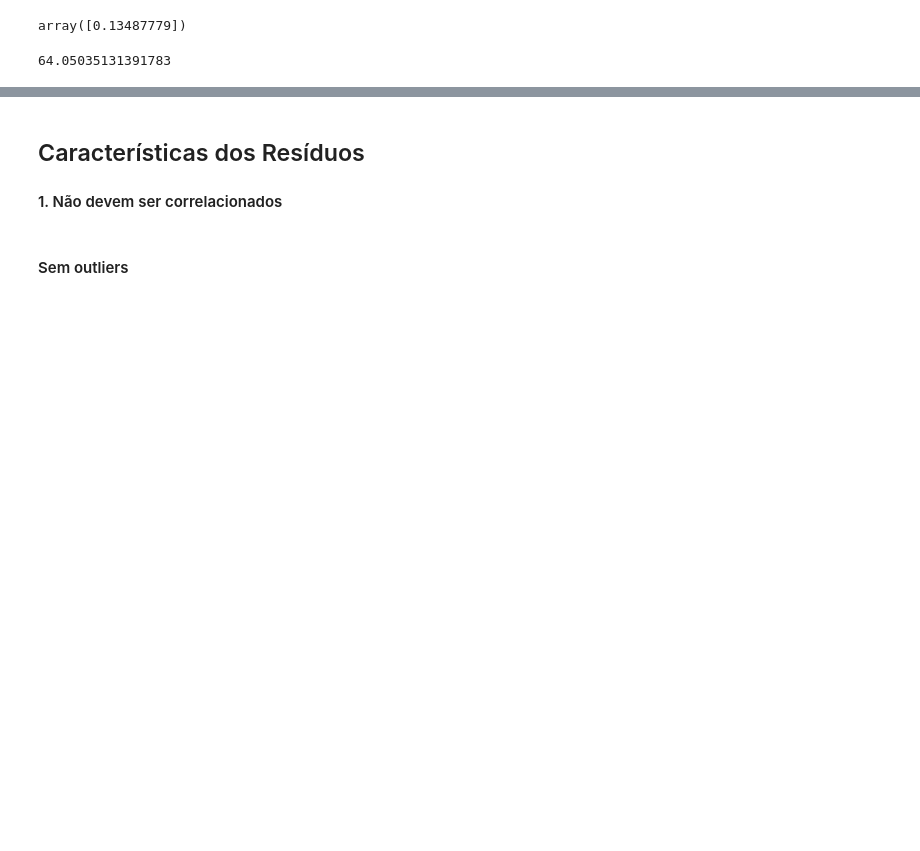
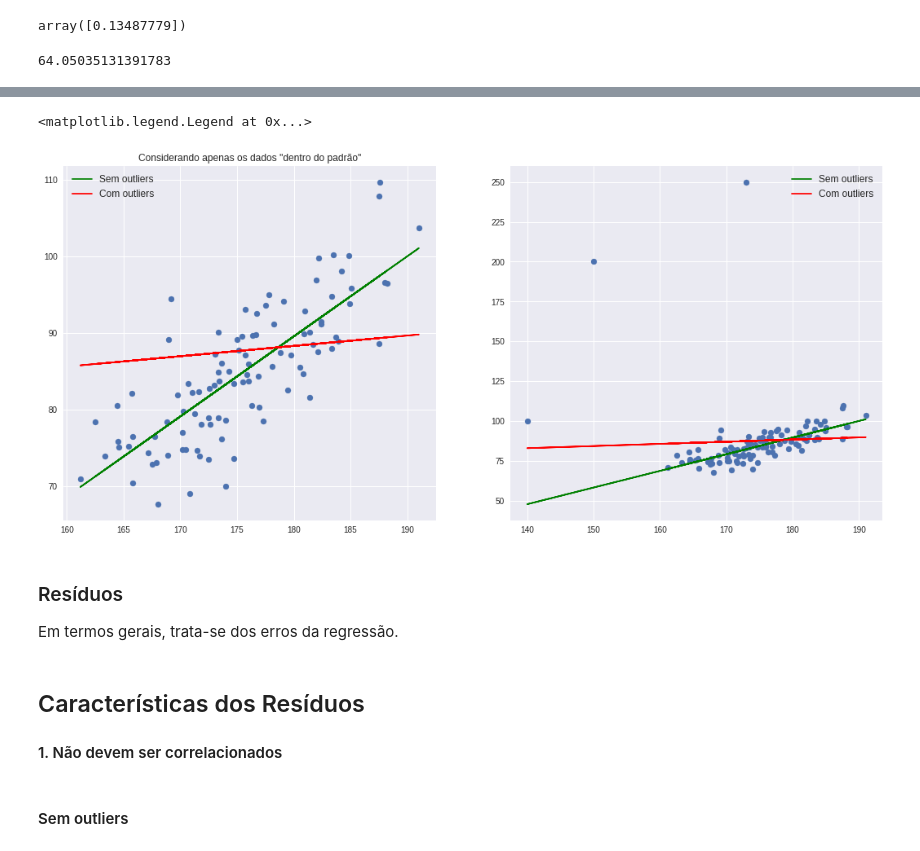
Before and after one commit to walisson-silva-ada/827-data-science, a Jupyter notebook: 02. Regressão Linear/2.1. Regressão Linear Simples.ipynb, the cells around one changed output, grey strips where cells are left out. Cells and saved outputs as stored; diff of their text form; code cells hidden in the pictures; blank space fills up the shorter version.

Commit message:
[10/02] 2.1. Regressão Linear Simples (half time)

```diff
--- a/02. Regressão Linear/2.1. Regressão Linear Simples.ipynb
+++ b/02. Regressão Linear/2.1. Regressão Linear Simples.ipynb
@@ -567,0 +628,26 @@ lr_outliers.intercept_
+# %%
+plt.figure(figsize=(18, 8))
+
+plt.subplot(1, 2, 1)
+plt.scatter(X, y)
+plt.plot(X, y_est, color='green', label='Sem outliers')
+plt.plot(X, lr_outliers.predict(X.reshape(-1,1)), color='red', label='Com outliers')
+# plt.xlim(140, 200)
+# plt.ylim(40, 250)
+plt.title('Considerando apenas os dados "dentro do padrão"')
+plt.legend(fontsize=12)
+
+plt.subplot(1, 2, 2)
+plt.scatter(X_outliers, y_outliers)
+plt.plot(X_outliers, lr.predict(X_outliers.reshape(-1,1)), color='green', label='Sem outliers')
+plt.plot(X_outliers, y_est_outliers, color='red', label='Com outliers')
+# plt.xlim(140, 200)
+# plt.ylim(40, 250)
+plt.legend(fontsize=12)
+# %% [output]
+<matplotlib.legend.Legend at 0x...>
+[figure, added]
+# %% [markdown]
+### Resíduos
+
+Em termos gerais, trata-se dos erros da regressão.
```
Also changed, not shown: parts of 23 cells of this notebook.
